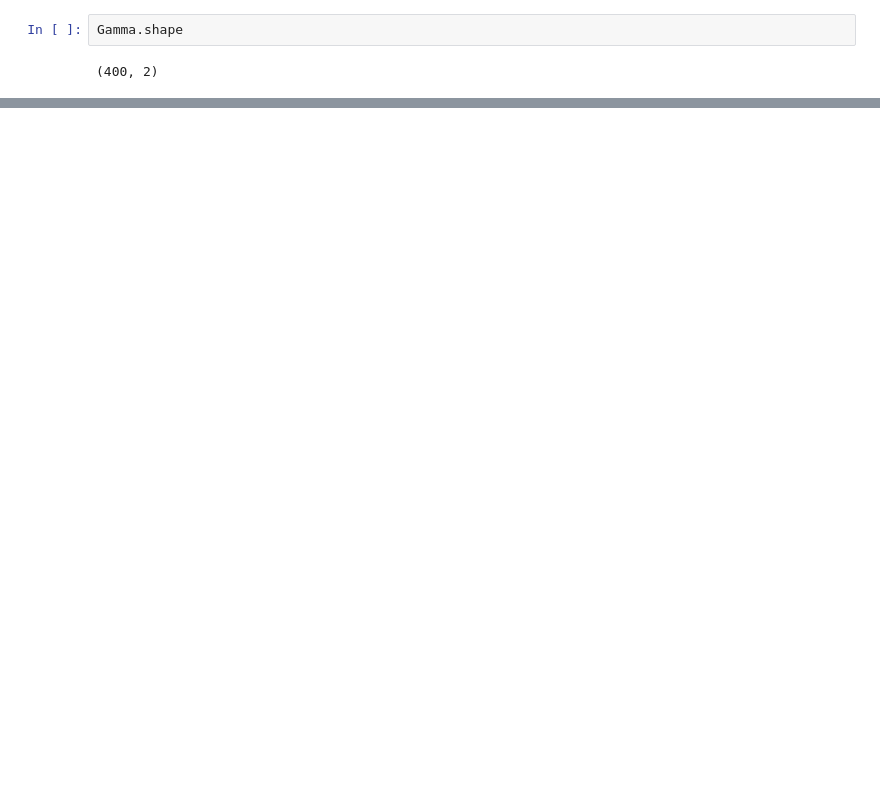
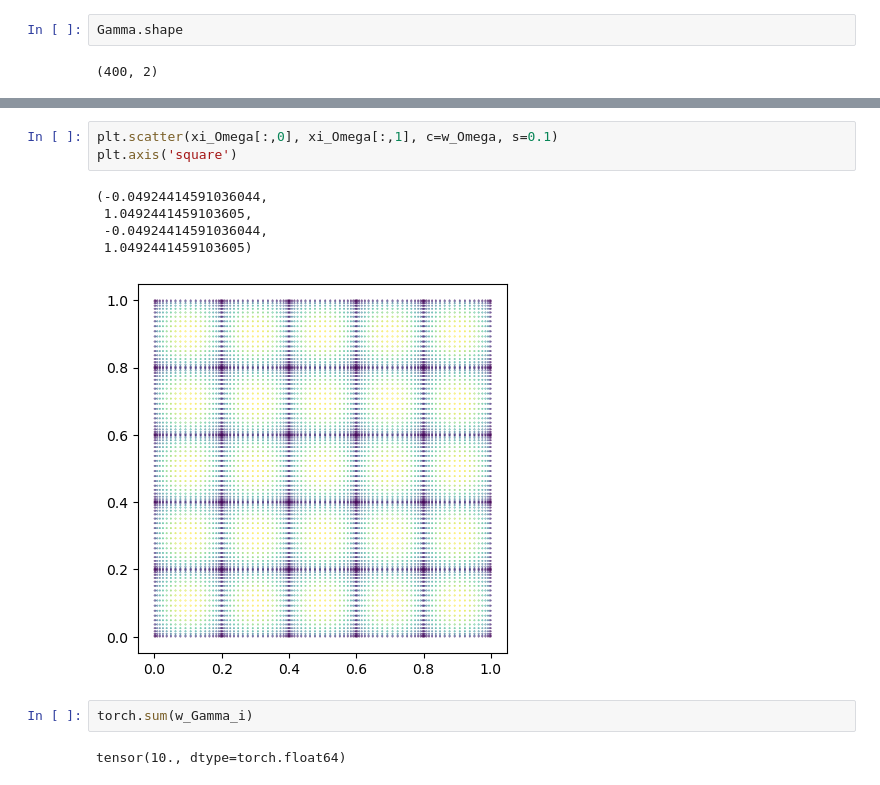
Before and after one commit to JoostHMPrins/ngo, a Jupyter notebook: developnotebooks/gausslegendre.ipynb, the cells around one changed output, grey strips where cells are left out. Drawn from its saved outputs; the diff is of its cells as text; blank space fills up the shorter version.

```diff
--- a/developnotebooks/gausslegendre.ipynb
+++ b/developnotebooks/gausslegendre.ipynb
@@ -85,0 +163,13 @@ weights.shape
+# %%
+plt.scatter(xi_Omega[:,0], xi_Omega[:,1], c=w_Omega, s=0.1)
+plt.axis('square')
+# %% [output]
+(-0.04924414591036044,
+ 1.0492441459103605,
+ -0.04924414591036044,
+ 1.0492441459103605)
+[figure, added]
+# %%
+torch.sum(w_Gamma_i)
+# %% [output]
+tensor(10., dtype=torch.float64)
```
Also changed, not shown: parts of 14 cells of this notebook, 2 other files.
